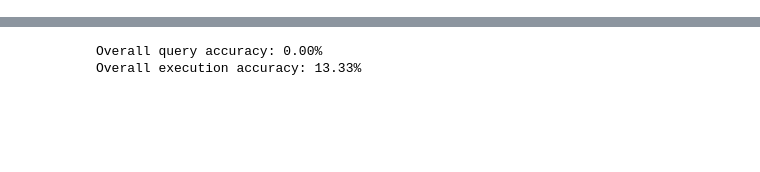
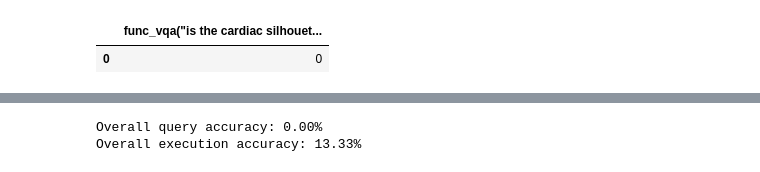
Before and after one commit to yizhang-unifr/XMODE, a Jupyter notebook: ehrxqa-baseline.ipynb, the cells around one changed output, grey strips where cells are left out. Saved outputs shown, nothing was run; the diff lists cells and outputs as text; code cells hidden in the pictures; blank space fills up the shorter version.

```diff
--- a/ehrxqa-baseline.ipynb
+++ b/ehrxqa-baseline.ipynb
@@ -634 +727,6 @@ Results match: False
+# %%
+expected_results[0]
+# %% [output]
+|  | func_vqa("is the cardiac silhouet... |
+| 0 | 0 |
 # %%
```
Also changed, not shown: parts of 18 cells of this notebook, 3 other files.
